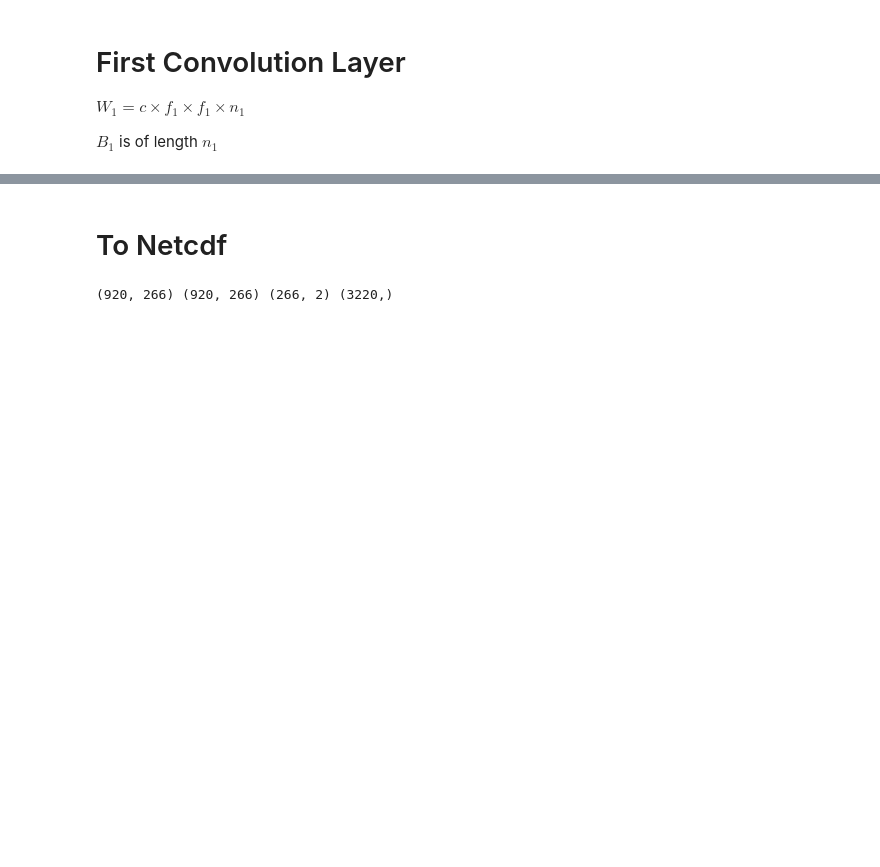
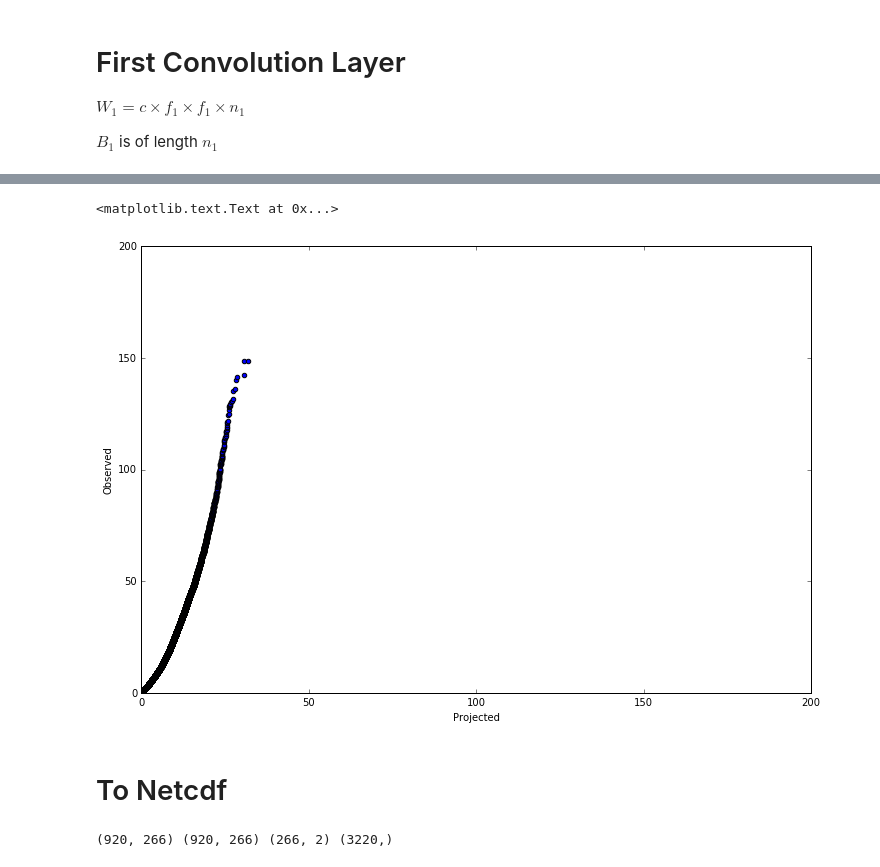
Before and after one commit to tjvandal/pydownscale, a Jupyter notebook: pydownscale/cnn/cnn-downscale.ipynb, the cells around one changed output, grey strips where cells are left out. Drawn from its saved outputs; the diff is of its cells as text; code cells hidden in the pictures; blank space fills up the shorter version.

```diff
--- a/pydownscale/cnn/cnn-downscale.ipynb
+++ b/pydownscale/cnn/cnn-downscale.ipynb
@@ -180,3 +256,23 @@ RMSE: 88.6212230777
+# %%
+import scipy
+def qqplot(x, y, ax=None, **kwargs):
+    _, xr = scipy.stats.probplot(x, fit=False)
+    _, yr = scipy.stats.probplot(y, fit=False)
+    if ax is None:
+        plt.scatter(xr, yr, **kwargs)
+    else:
+        ax.scatter(xr, yr, **kwargs)
+
+
+plt.figure(figsize=(12,8))
+qqplot(yhat.flatten(), ytest_true.flatten())
+plt.ylim([0, 200])
+plt.xlim([0, 200])
+plt.xlabel("Projected")
+plt.ylabel("Observed")
+# %% [output]
+<matplotlib.text.Text at 0x...>
+[figure, added]
 # %% [markdown]
 # To Netcdf
 # %%
```
Also changed, not shown: parts of 16 cells of this notebook.
